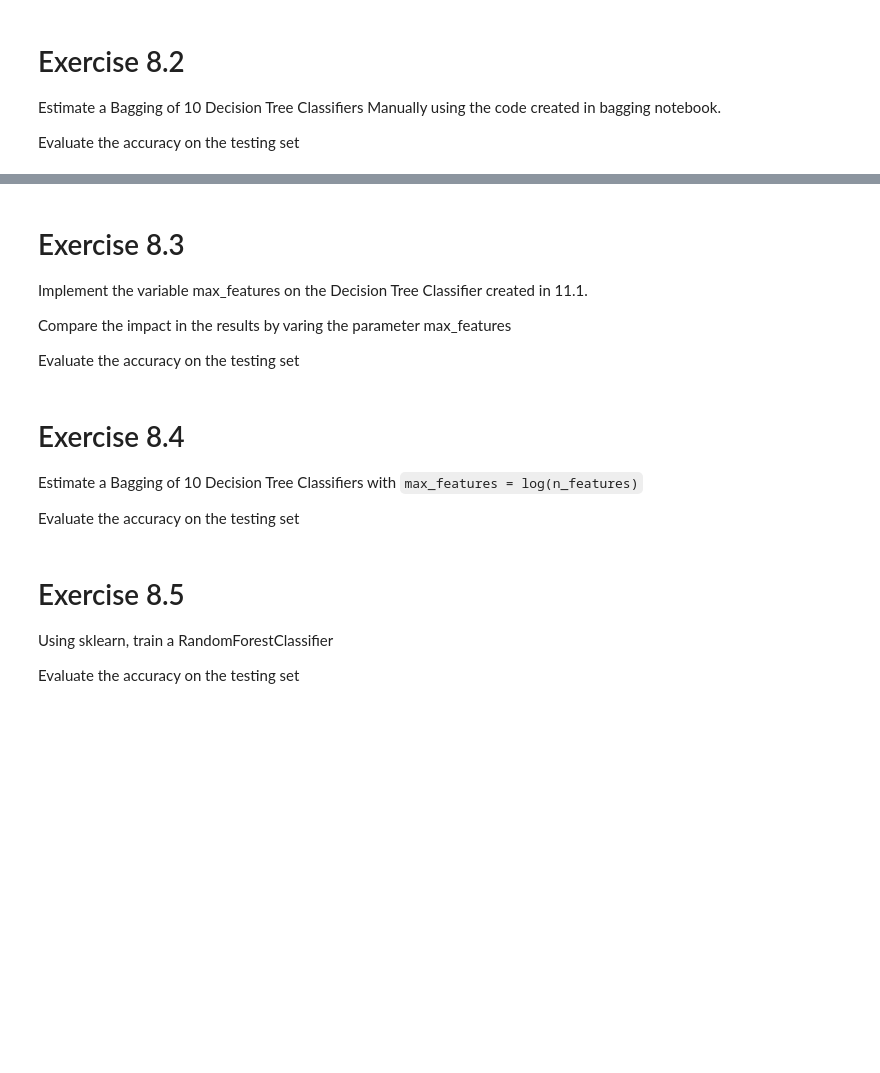
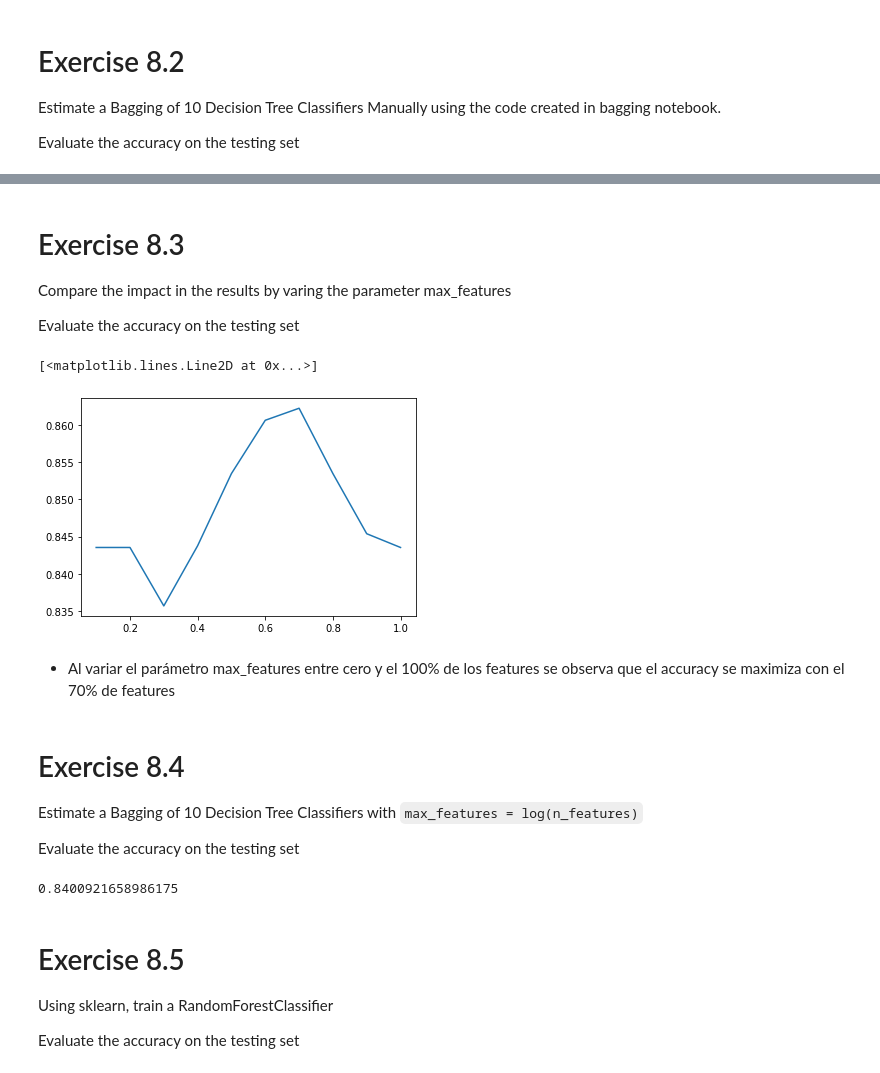
Before and after one commit to zerodarkzone/AdvancedMethodsDataAnalysisClassGrupo4202119, a Jupyter notebook: Exercises/E8-RandomForests_Boosting.ipynb, the cells around one changed output, grey strips where cells are left out. Saved outputs shown, nothing was run; the diff lists cells and outputs as text; code cells hidden in the pictures; blank space fills up the shorter version.

```diff
--- a/Exercises/E8-RandomForests_Boosting.ipynb
+++ b/Exercises/E8-RandomForests_Boosting.ipynb
@@ -55,3 +174,28 @@ Evaluate the accuracy on the testing set
 Estimate a Bagging of 10 Decision Tree Classifiers Manually using the code created in bagging notebook.
 
 Evaluate the accuracy on the testing set
+# %%
+np.random.seed(42)
+
+n_samples = train.shape[0]
+n_trees = 10
+
+samples = [np.random.choice(a=n_samples, size=n_samples, replace=True) for _ in range(1, n_trees +1 )]
+# %%
+from sklearn.tree import DecisionTreeClassifier
+
+accuracy_scores = []
+tree = DecisionTreeClassifier(max_depth=None)
+
+for i, sample in enumerate(samples):
+
+    subsample = X_train.iloc[sample, :]
+    label = y_train.iloc[sample]
+
+    tree.fit(subsample,label)
+    y_pred = tree.predict(X_test)
+    accuracy_scores.append(accuracy_score(y_test, y_pred))
+    print(i, accuracy_score(y_test, y_pred))
+
+ensemble_accuracy = sum(accuracy_scores) / float(len(accuracy_scores))
+print("Bagged Trees Accuracy:" + str(ensemble_accuracy))
@@ -58,17 +214,46 @@ Evaluate the accuracy on the testing set
 # %% [markdown]
 # Exercise 8.3
-
-Implement the variable max_features on the Decision Tree Classifier created in 11.1.
 
 Compare the impact in the results by varing the parameter max_features
 
 Evaluate the accuracy on the testing set
+# %%
+from sklearn.ensemble import BaggingClassifier
+
+accuracy_scores = []
+max_features = [0.1, 0.2, 0.3, 0.4, 0.5, 0.6, 0.7, 0.8, 0.9, 1]
+
+for i in max_features:
+    bagged_trees = BaggingClassifier(base_estimator = DecisionTreeClassifier(),
+                                     n_estimators = 10,
+                                     random_state = 42,
+                                     max_features = i )
+    bagged_trees.fit(X_train, y_train)
+    y_pred = bagged_trees.predict(X_test)
+    accuracy_score(y_test, y_pred)
+    accuracy_scores.append(accuracy_score(y_test, y_pred))
+# %%
+plt.plot( max_features, accuracy_scores )
+# %% [output]
+[<matplotlib.lines.Line2D at 0x...>]
+[figure, added]
+# %% [markdown]
+- Al variar el parámetro max_features entre cero y el 100% de los features se observa que el accuracy se maximiza con el 70% de features
 # %% [markdown]
 # Exercise 8.4
 
 Estimate a Bagging of 10 Decision Tree Classifiers with `max_features = log(n_features)`
 
 Evaluate the accuracy on the testing set
+# %%
+bagged_trees_log_features = BaggingClassifier(base_estimator = DecisionTreeClassifier(max_features='log2'),
+                                     n_estimators = 10,
+                                     random_state = 42 )
+bagged_trees_log_features.fit(X_train, y_train)
+y_pred = bagged_trees_log_features.predict(X_test)
+accuracy_score(y_test, y_pred)
+# %% [output]
+0.8400921658986175
 # %% [markdown]
 # Exercise 8.5
 
```
Also changed, not shown: parts of 4 cells of this notebook.
